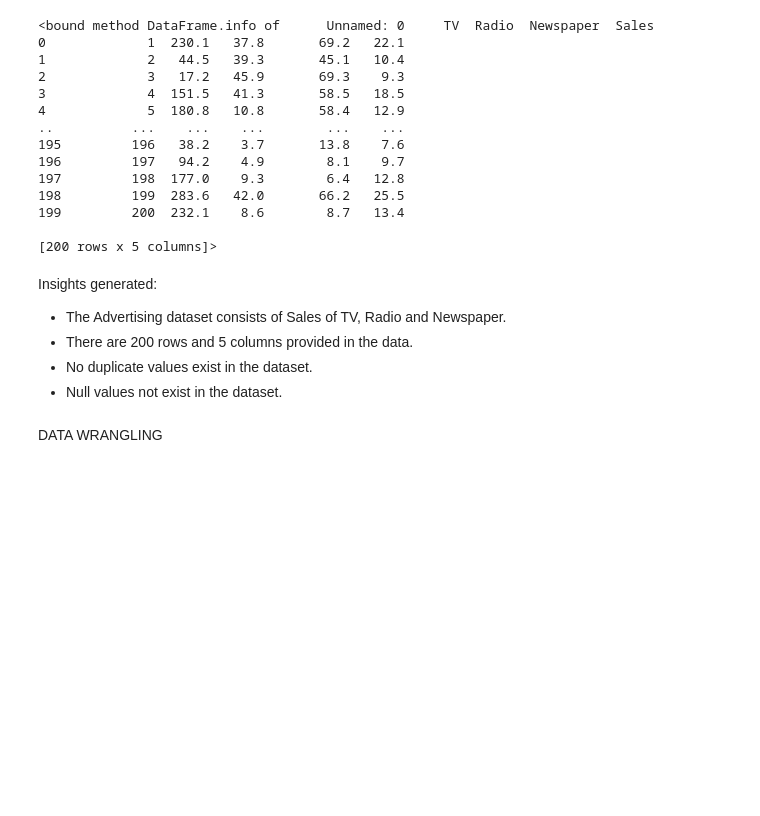
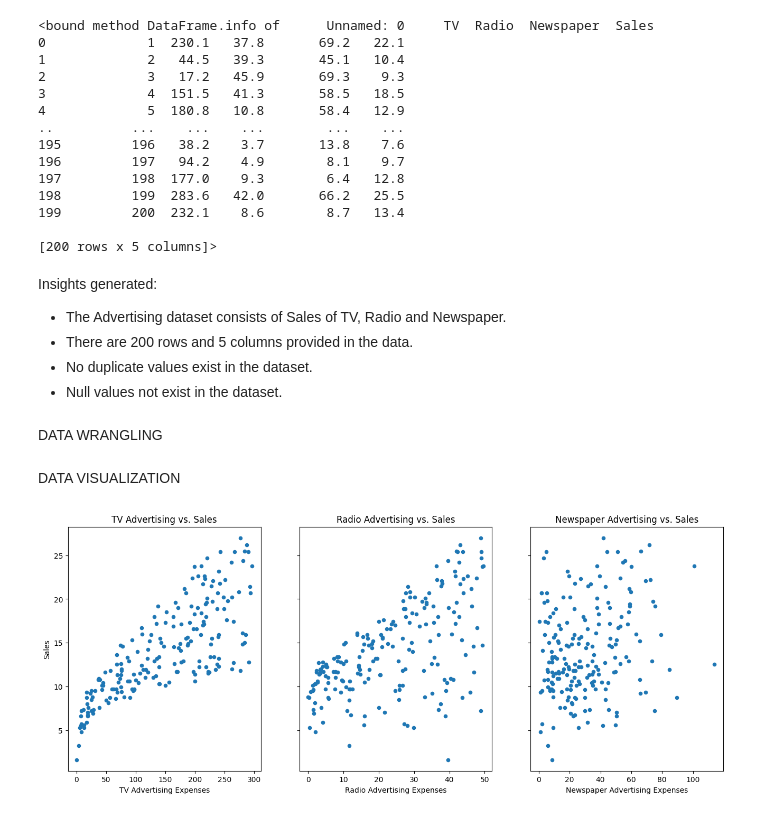
Before and after one commit to aalhadramteke/Sales-Prediction-using-Python, a Jupyter notebook: main.ipynb, the cells around one changed output. Cells and saved outputs as stored; diff of their text form; code cells hidden in the pictures; blank space fills up the shorter version.

Commit message:
Data Visualization

```diff
--- a/main.ipynb
+++ b/main.ipynb
@@ -136,3 +136,31 @@ DATA WRANGLING
 df.drop(['Unnamed: 0'], axis=1, inplace=True)
 # %%
 dependent_variable = ['Sales']
+# %% [markdown]
+DATA VISUALIZATION
+# %%
+# Chart 1 - Scatterplot visualization code for numerical variable vs target variable
+
+fig, axs = plt.subplots(1, 3, sharey=True, figsize=(16, 6))
+
+# Scatter plot for TV advertising expenses vs. Sales
+df.plot(kind="scatter", x='TV', y='Sales', ax=axs[0])
+axs[0].set_title('TV Advertising vs. Sales')
+axs[0].set_xlabel('TV Advertising Expenses')
+axs[0].set_ylabel('Sales')
+
+# Scatter plot for Radio advertising expenses vs. Sales
+df.plot(kind="scatter", x='Radio', y='Sales', ax=axs[1])
+axs[1].set_title('Radio Advertising vs. Sales')
+axs[1].set_xlabel('Radio Advertising Expenses')
+axs[1].set_ylabel('Sales')
+
+# Scatter plot for Newspaper advertising expenses vs. Sales
+df.plot(kind="scatter", x='Newspaper', y='Sales', ax=axs[2])
+axs[2].set_title('Newspaper Advertising vs. Sales')
+axs[2].set_xlabel('Newspaper Advertising Expenses')
+axs[2].set_ylabel('Sales')
+
+plt.show()
+# %% [output]
+[figure, added]
```
Also changed, not shown: parts of 4 cells of this notebook.
